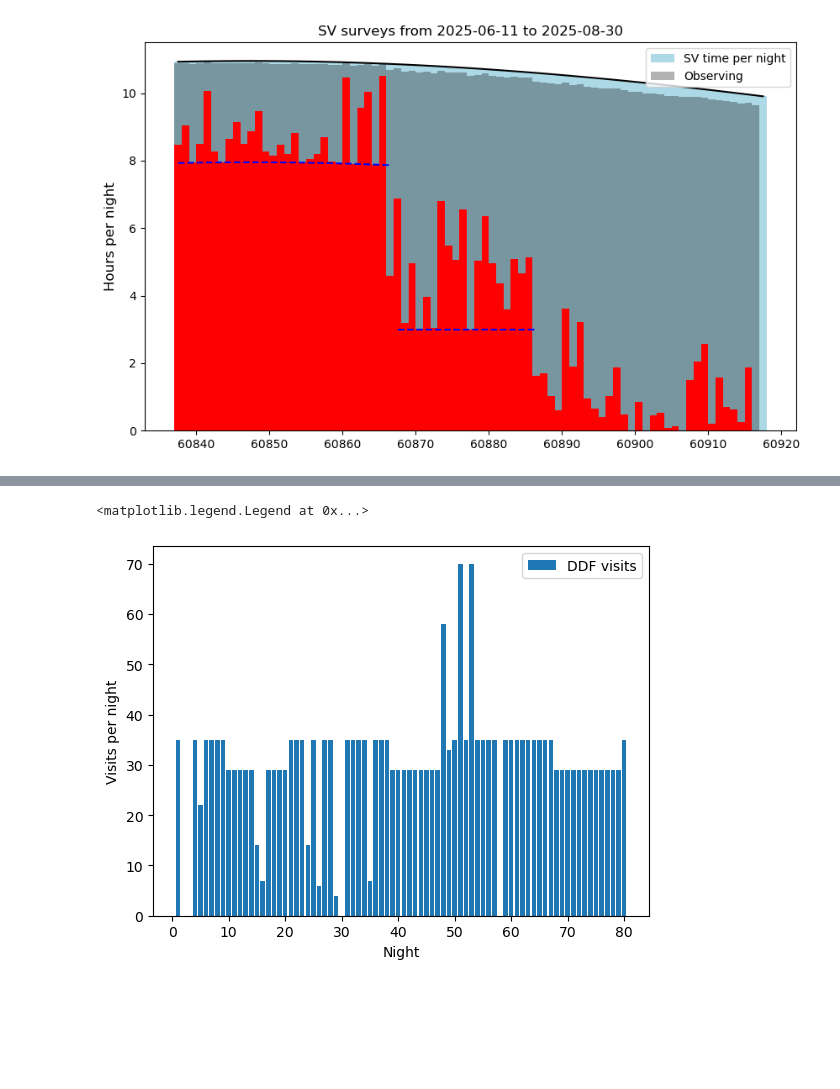
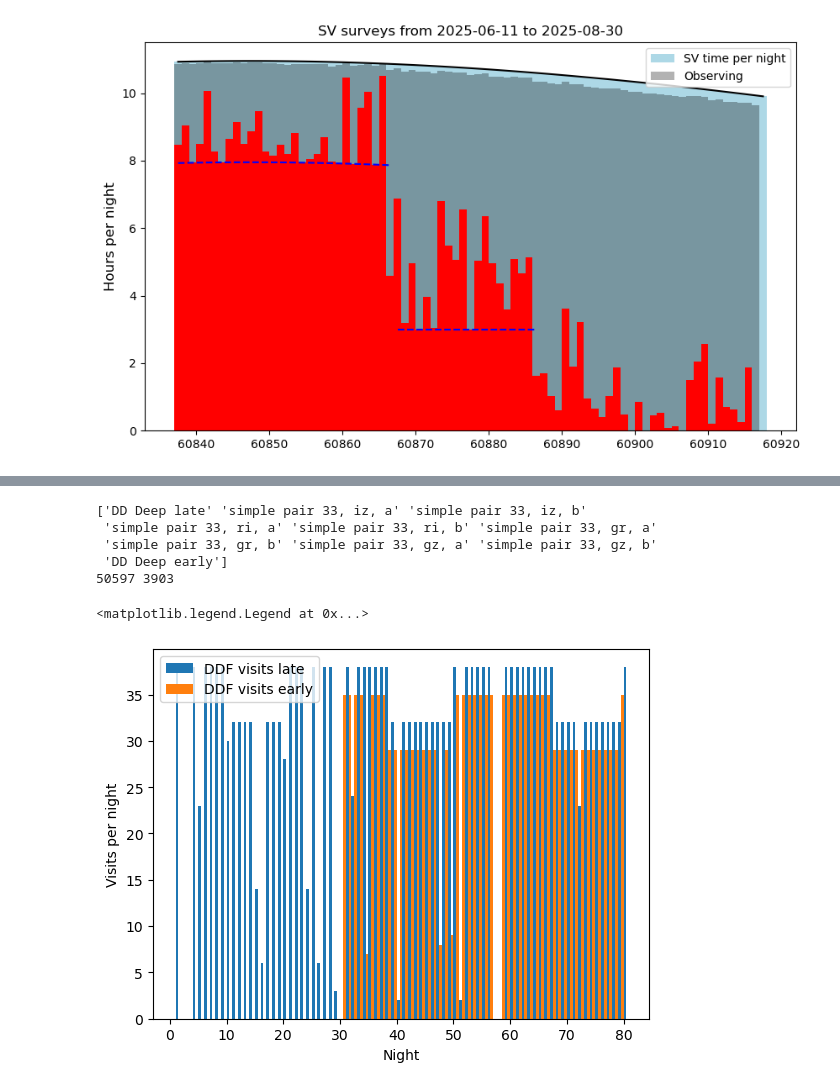
Before and after one commit to lsst-sims/lsstcam_sv, a Jupyter notebook: LSSTCam_SV-ddf-1.ipynb, the cells around one changed output, grey strips where cells are left out. Cells and saved outputs as stored; diff of their text form; code cells hidden in the pictures; blank space fills up the shorter version.

```diff
--- a/LSSTCam_SV-ddf-1.ipynb
+++ b/LSSTCam_SV-ddf-1.ipynb
@@ -234,14 +236,14 @@ lowdust_band_ratios = {"u": 0.35, "g": 0.4, "r": 1.0, "i": 1.0, "z": 0.9, "y": 0
 dd_footprints_hp = np.zeros(hp.nside2npix(nside),
                          dtype=list(zip(["u", "g", "r", "i", "z", "y"], [float] * 7)),)
 for b in 'ugrizy':
-    dd_footprints_hp[b] = dd * lowdust_band_ratios[b]
+    dd_footprints_hp[b] = dd * lowdust_band_ratios[b] * 3
+    dd_footprints_hp[b][np.isnan(dd_footprints_hp[b])] = 0
 
+# estimates of number of visits per night / sequence for DDF (for field survey)
 dd_goals = [round(lowdust_band_ratios[k] * 184) for k in lowdust_band_ratios]
 print(dd_goals, np.array(dd_goals)/30, np.array(dd_goals).sum()/30)
 # This would likely be the necessary visits per night that are required? But sim fails.
 seq = {'u': 16, 'g': 4, 'r': 12, 'i': 12, 'z': 12, 'y': 31}
-tt = [round(seq[k] * 1.0) for k in seq]
-print((np.array(tt) * (32 + 5)).sum()/60)
 # Try shorter seq
 seq = {'u': 9, 'g': 2, 'r': 6, 'i': 6, 'z': 6, 'y': 15}
 tt = [round(seq[k] * 1.0) for k in seq]
@@ -250,15 +252,25 @@ print((np.array(tt) * (32 + 5)).sum()/60)
 # flat for SV
 band_ratios = {"u": 0, "g": 1.0, "r": 1.0, "i": 1.0, "z": 1.0, "y": 0}
 
-footprint = Footprint(mjd_start = survey_start.mjd,
-                      sun_ra_start = sun_ra_start)
-for b in 'ugrizy':
-    footprint.set_footprint(bandname=b, values=sky['map'] * band_ratios[b])
-
 # But maybe we want to use just the healpix in a dict ..
 footprints_hp = np.zeros(hp.nside2npix(nside),
                          dtype=list(zip(["u", "g", "r", "i", "z", "y"], [float] * 7)),)
 for b in 'ugrizy':
     footprints_hp[b] = sky['map'] * band_ratios[b]
+    footprints_hp[b][np.isnan(footprints_hp[b])] = 0
+
+# combine footprint
+combined_hp = np.zeros(hp.nside2npix(nside),
+                         dtype=list(zip(["u", "g", "r", "i", "z", "y"], [float] * 7)),)
+for b in 'ugrizy':
+    wide_dd_masked = np.where(dd_footprints_hp[b] > 0, 0, footprints_hp[b])
+    combined_hp[b] = wide_dd_masked + dd_footprints_hp[b]
+
+
+# If we were going to use a Footprint object directly (or to check basis function)
+# footprint = Footprint(mjd_start = survey_start.mjd,
+#                       sun_ra_start = sun_ra_start)
+# for b in 'ugrizy':
+#     footprint.set_footprint(bandname=b, values=sky['map'] * band_ratios[b])
 # %% [output]
 [64, 74, 184, 184, 166, 166] [2.13333333 2.46666667 6.13333333 6.13333333 5.53333333 5.53333333] 27.933333333333334
@@ -355,5 +382,5 @@ dd_survey = FieldSurvey(basis_functions=bfs,
 # %%
-survey_lists = [[copy.deepcopy(dd_survey)], [copy.deepcopy(pair_surveys[k]) for k in pair_surveys], [copy.deepcopy(greedy_surveys[k]) for k in greedy_surveys]]
+survey_lists = [[copy.deepcopy(dd_survey_early)] + [copy.deepcopy(dd_survey_late)], [copy.deepcopy(pair_surveys[k]) for k in pair_surveys], [copy.deepcopy(greedy_surveys[k]) for k in greedy_surveys]]
 
 logger = logging.getLogger()
 
@@ -558,9 +622,20 @@ y max nvisits 74.0 ratio 0.4457831325301205
+# %%
+print(visitsdf.scheduler_note.unique())
+print(len(visitsdf), len(visitsdf.query('target_name.str.contains("DD")')))
+# %% [output]
+['DD Deep late' 'simple pair 33, iz, a' 'simple pair 33, iz, b'
+ 'simple pair 33, ri, a' 'simple pair 33, ri, b' 'simple pair 33, gr, a'
+ 'simple pair 33, gr, b' 'simple pair 33, gz, a' 'simple pair 33, gz, b'
+ 'DD Deep early']
+50597 3903
 # %%
-nights = visitsdf.query('target_name.str.contains("DD")').groupby('night').count()['observationStartMJD']
-plt.bar(nights.index.values, nights.values, label='DDF visits')
+nights = visitsdf.query('scheduler_note == "DD Deep late"').groupby('night').count()['observationStartMJD']
+plt.bar(nights.index.values, nights.values, width=0.5, align='edge', label='DDF visits late')
+nights = visitsdf.query('scheduler_note == "DD Deep early"').groupby('night').count()['observationStartMJD']
+plt.bar(nights.index.values, nights.values, width=-0.5, align='edge', label='DDF visits early')
 plt.xlabel("Night")
 plt.ylabel("Visits per night")
 plt.legend()
 # %% [output]
 <matplotlib.legend.Legend at 0x...>
-[figure, old version]
+[figure, new version]
```
Also changed, not shown: parts of 12 cells of this notebook, 4 other files.
